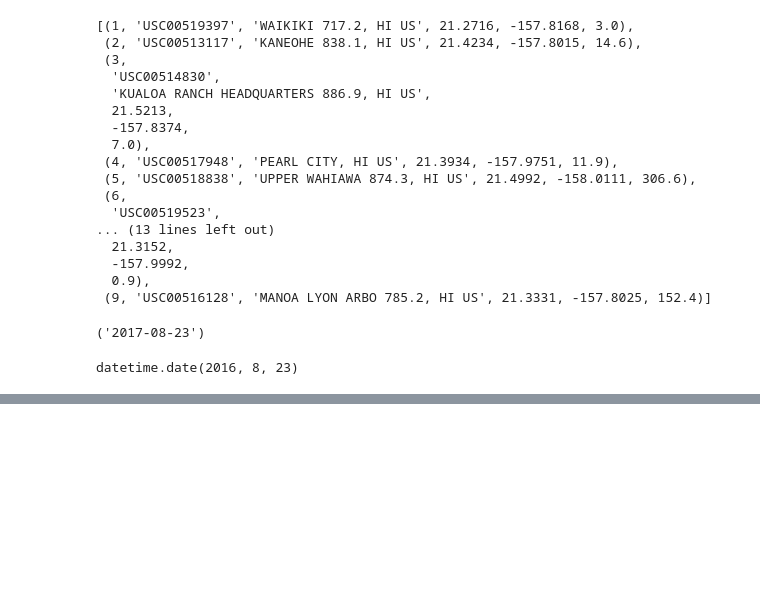
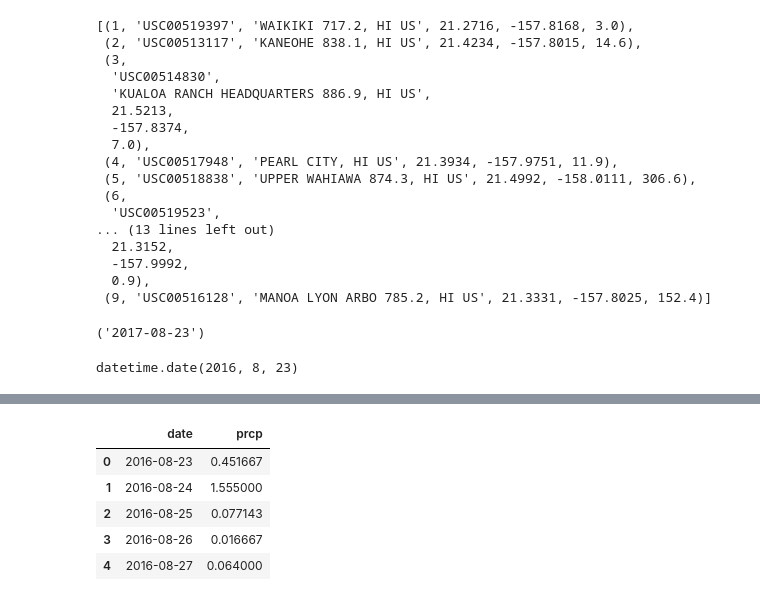
Before and after one commit to bregan78/sqlalchemy_challenge, a Jupyter notebook: SQLAlchemy.ipynb, the cells around one changed output, grey strips where cells are left out. Saved outputs shown, nothing was run; the diff lists cells and outputs as text; code cells hidden in the pictures; blank space fills up the shorter version.

```diff
--- a/SQLAlchemy.ipynb
+++ b/SQLAlchemy.ipynb
@@ -143,0 +141,11 @@ results = session.query( Measurement.date, Measurement.prcp).\
+# %%
+df = df.groupby(['date'])['prcp'].mean()
+df=df.reset_index()
+df.head()
+# %% [output]
+|  | date | prcp |
+| 0 | 2016-08-23 | 0.451667 |
+| 1 | 2016-08-24 | 1.555000 |
+| 2 | 2016-08-25 | 0.077143 |
+| 3 | 2016-08-26 | 0.016667 |
+| 4 | 2016-08-27 | 0.064000 |
```
Also changed, not shown: parts of 3 cells of this notebook.
